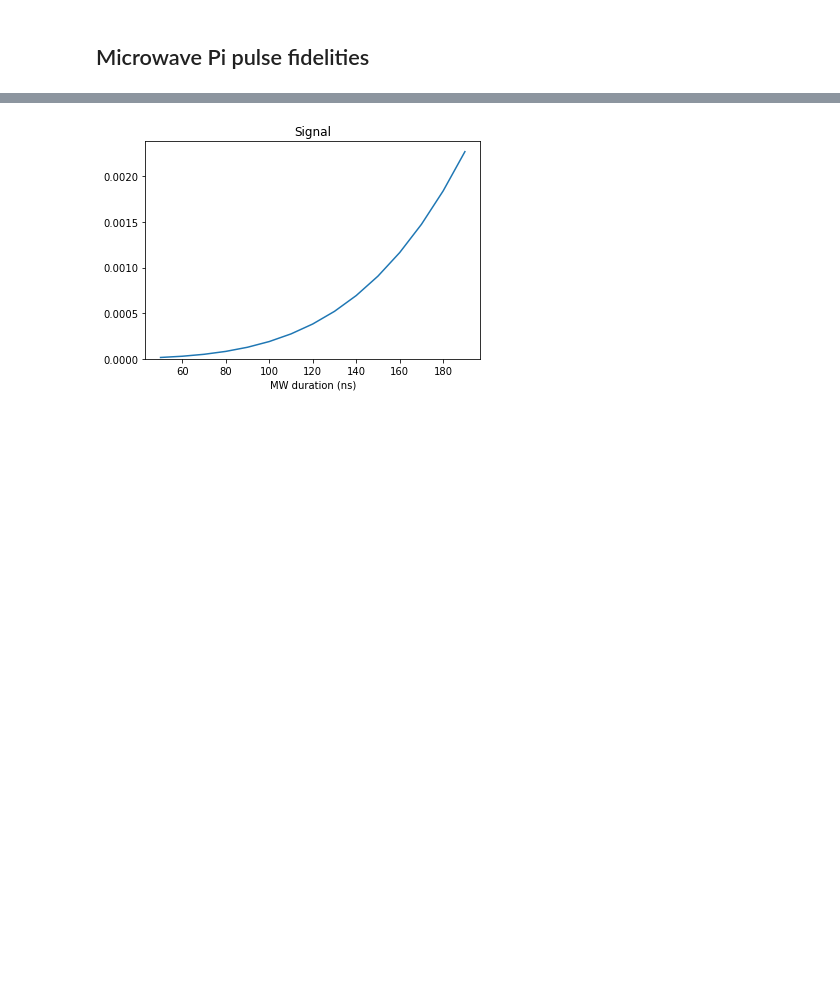
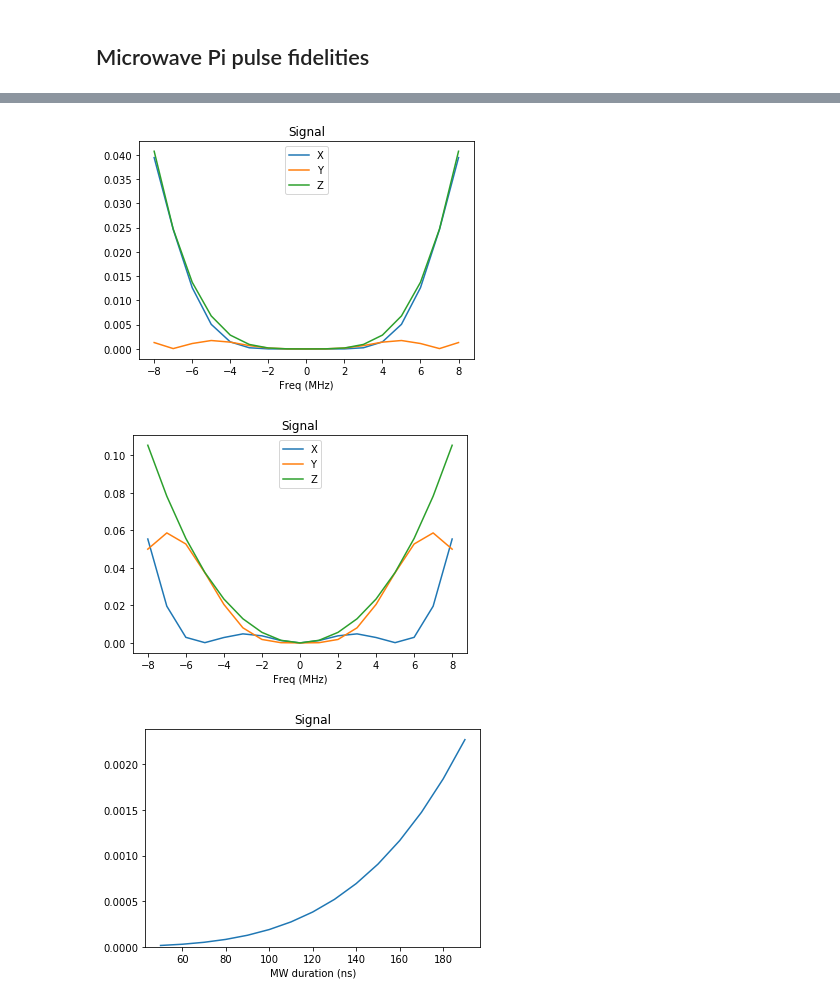
Before and after one commit to zaguros/analysis, a Jupyter notebook: notebooks/Quantum Networks/Simulations/MW_pulse_simulation.ipynb, the cells around one changed output, grey strips where cells are left out. Saved outputs shown, nothing was run; the diff lists cells and outputs as text; code cells hidden in the pictures; blank space fills up the shorter version.

```diff
--- a/notebooks/Quantum Networks/Simulations/MW_pulse_simulation.ipynb
+++ b/notebooks/Quantum Networks/Simulations/MW_pulse_simulation.ipynb
@@ -19,3 +19,16 @@ Min sig.  0.000189101983156  at  1.0
+# %%
+reload(nsc)
+NVsys = nsc.noisy_NV_system(mw_duration=100e-9,carbon_params = [],inc_nitrogen=False,pulse_shape='Hermite')
+fids = nsc.mw_pulse_fid(NVsys)
+
+def  modified_gaussian_envelope(t,duration):
+    T_herm = 0.1667*duration
+    return (1 - 0.667 * ((t- duration/2)/T_herm)**2) * np.exp(-((t - duration/2)/T_herm)**2)
+NVsys.gaussian_envelope = modified_gaussian_envelope
+fids = nsc.mw_pulse_fid(NVsys)
+# %% [output]
+[figure, added]
+[figure, added]
 # %%
 reload(nsc)
 NVsys = nsc.noisy_NV_system(mw_duration=100e-9,carbon_params = [],inc_nitrogen=True,pulse_shape='Hermite')
```
Also changed, not shown: parts of 2 cells of this notebook, 1 other file.
